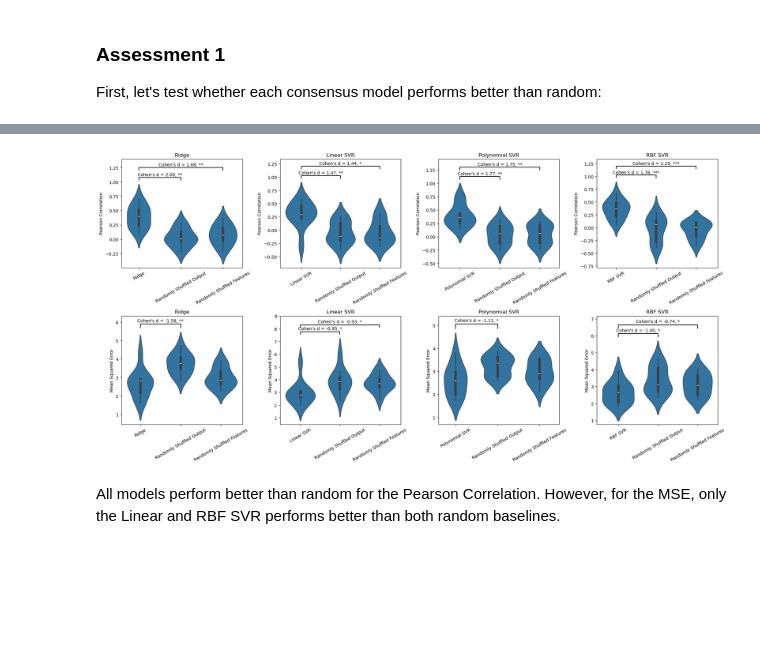
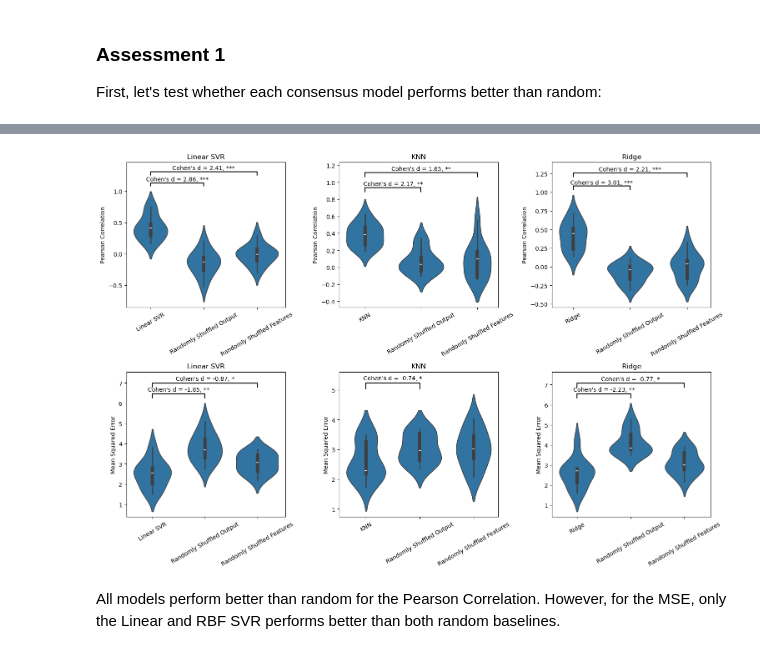
Before and after one commit to hmbaghdassarian/metastatic_potential, a Jupyter notebook: notebooks/B_protein_prediction/03_predict_proteomics.ipynb, the cells around one changed output, grey strips where cells are left out. Cells and saved outputs as stored; diff of their text form; code cells hidden in the pictures; blank space fills up the shorter version.

```diff
--- a/notebooks/B_protein_prediction/03_predict_proteomics.ipynb
+++ b/notebooks/B_protein_prediction/03_predict_proteomics.ipynb
@@ -170,7 +226,8 @@ fig, ax = plt.subplots(ncols = 2, figsize = (10,5))
 
 metric_types = ['corr', 'mse']
 mmap = dict(zip(metric_types, ['Pearson Correlation', 'MSE']))
-order_map = dict(zip(metric_types, [corr_order, mse_order]))
+# order_map = dict(zip(metric_types, [corr_order, mse_order]))
+order_map = dict(zip(metric_types, [model_order, model_order]))
 
 palette = dict(zip(sorted(res.model_type.unique()), sns.color_palette("muted")))
 
@@ -503,8 +500,7 @@ Pipeline(steps=[('feature_reduction', FeatureSelector(n_features=10969)),
 # %%
 best_pipelines = {'ridge': best_pipeline_ridge,
                  'svr_linear': best_pipeline_svr_linear,
-                 'svr_poly': best_pipeline_poly,
-                 'svr_rbf': best_pipeline_rbf}
+                 'knn': best_pipeline_knn}
 # %%
 # np.random.seed(random_state)
 # outer_cv = KFold(n_splits=10, shuffle=True, random_state=random_state)
@@ -598,3 +561,32 @@ dtype: float64
+# %%
+model_types_ = ['ridge', 'svr_linear', 'knn']
+metric_types_ = ['test_mse', 'test_corr']
+best_res_df_ = best_res_df[
+    ['fold'] + ['_'.join(i) for i in itertools.product(metric_types_, model_types_)]
+]
+
+best_res_df_ = (
+    best_res_df_
+        .melt(id_vars='fold', value_name='value')
+        .assign(
+            metric=lambda x: x.variable.str.split('_').str[:2].str.join('_'),
+            model_type=lambda x: x.variable.str.split('_').str[2:].str.join('_')
+        )
+        .pivot(index=['fold', 'model_type'], columns='metric', values='value')
+        .reset_index()[['fold', 'model_type', 'test_mse', 'test_corr']]
+)
+
+rank_order = aggregate_ranks(
+    opt_res=best_res_df_.groupby('model_type', observed = True)[['test_mse', 'test_corr']].median().reset_index(),
+    feature_col = 'model_type',
+    metric_directions = {
+        'test_mse': 'lower',
+        'test_corr': 'higher'
+    },
+    method = 'max'
+)
+rank_order
+model_order = rank_order.model_type.tolist()
 # %%
 for model_type in best_pipelines.keys():
     print('The mean Pearson correlation for ' + model_type + ' is {:3f}'.format(best_res_df['test_corr_' + model_type].mean()))
@@ -638,7 +630,7 @@ viz_dfs = {'Pearson Correlation': viz_df_corr,
           'Mean Squared Error': viz_df_mse}
 mmap = dict(zip(viz_dfs.keys(), ['corr', 'mse']))
 model_map = dict(zip(best_pipelines.keys(),
-                    ['Ridge', 'Linear SVR', 'Polynomial SVR', 'RBF SVR']))
+                    ['Ridge', 'Linear SVR', 'KNN']))
 
 unit_map = {'h': dict(zip(viz_dfs.keys(), [0.05, 0.2])),
             'y_pos_scale_0': dict(zip(viz_dfs.keys(), [0.175, 0.525])),
@@ -714,7 +695,7 @@ ncols = len(best_pipelines)
 nrows = 2 # two metrics
 fig, ax = plt.subplots(ncols = ncols, nrows = nrows, figsize = (ncols*5.1, nrows*5.1))
 
-for j, model_type in enumerate(best_pipelines.keys()):
+for j, model_type in enumerate(model_order):
 #     break
 
     for i, (metric_type, viz_df_) in enumerate(viz_dfs.items()):
@@ -751,34 +732,34 @@ for j, model_type in enumerate(best_pipelines.keys()):
             fdr = res_stats[res_stats.comparison == (comp1, comp2)]['fdr'].values[0]
             cd = res_stats[res_stats.comparison == (comp1, comp2)]['cohen_d'].values[0]
 
             significance = "N.S."
             if fdr <= 1e-4:
                 significance = "****"
             elif fdr <= 0.001:
                 significance = "***"
             elif fdr <= 0.01:
                 significance = "**"
             elif fdr <= 0.1:
                 significance = "*"
 
             if significance != 'N.S.':
     #             y_pos = y+(sig_counter*0.15)
                 y_pos = y+(sig_counter*unit_map['y_pos_scale_0'][metric_type])
                 ax[i,j].plot([x_pos[comp1], x_pos[comp1], x_pos[comp2], x_pos[comp2]],
                         [y_pos, y_pos+h, y_pos+h, y_pos],
                         lw=1.5, c='black')
                 y_pos*=unit_map['y_pos_scale'][metric_type]
                 ax[i,j].text(x_mid, y_pos + h, f"Cohen's d = {cd:.2f}, " + significance,
                         ha='center', va='bottom', fontsize=10)
                 sig_counter += 1
         if sig_counter != 0:
             ax[i,j].set_ylim(y_lower, y_pos*unit_map['y_max_scale'][metric_type])
 fig.tight_layout()
 plt.savefig(os.path.join(data_path, 'figures', 'random_proteomics.png'),
             dpi=300,
             bbox_inches="tight")
 # %% [output]
-[figure, old version]
+[figure, new version]
 # %% [markdown]
 All models perform better than random for the Pearson Correlation. However, for the MSE, only the Linear and RBF SVR performs better than both random baselines.
 # %% [markdown]
```
Also changed, not shown: parts of 47 cells of this notebook, 5 other files.
